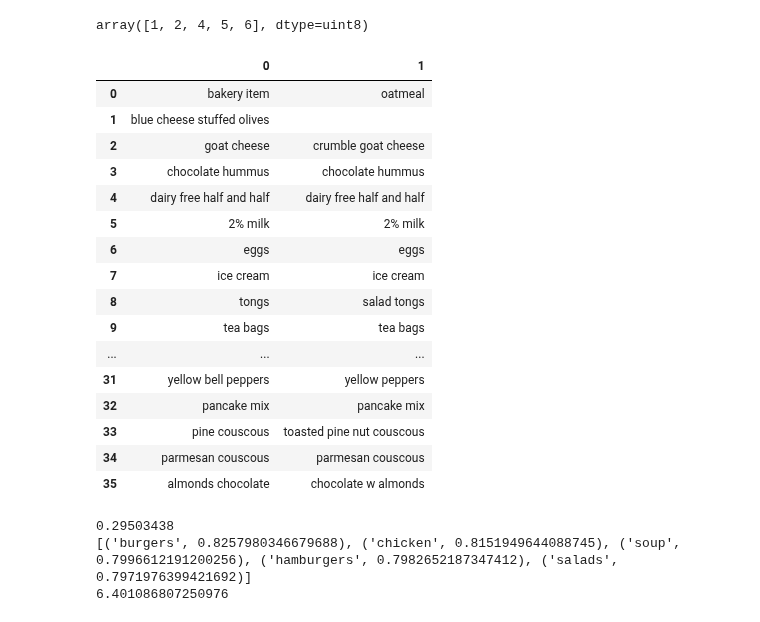
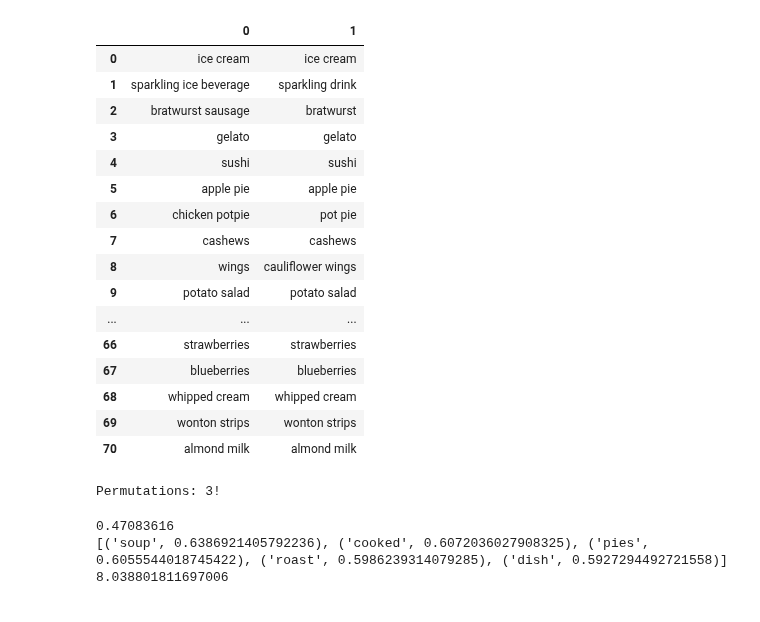
Before and after one commit to jjailer/grocery-receipt-data-cleaning, a Jupyter notebook: Scripts/merge.ipynb, the cells around one changed output. Saved outputs shown, nothing was run; the diff lists cells and outputs as text; code cells hidden in the pictures.

Commit message:
refactored compare

```diff
--- a/Scripts/merge.ipynb
+++ b/Scripts/merge.ipynb
@@ -10,4 +10,4 @@ pd.set_option('display.max_rows', 500)
 # %%
 # https://github.com/RaRe-Technologies/gensim-data#models
 # 50, 100, 200, 300
-word_vectors = api.load("glove-wiki-gigaword-100")
+word_vectors = api.load("glove-wiki-gigaword-300")
@@ -301,40 +308,40 @@ def align_by_hand():
-# %%
-dfs[0].loc[dfs[0].ID == 127, 'Session'].unique()
-# %% [output]
-array([1, 2, 4, 5, 6], dtype=uint8)
 # %%
 # TODO: Collect basket outliers for inspection
-# 0-1 MANY and 1-2 MANY
-pd.set_option('display.max_rows', 500)
-
-display(pd.concat([dfs[0].loc[(dfs[0].ID == 127) & (dfs[0].Session == 4), 'Item'].reset_index(drop=True),
-                   dfs[2].loc[(dfs[2].ID == 127) & (dfs[2].Session == 4), 'Item'].reset_index(drop=True)],
+display(pd.concat([dfs[0].loc[(dfs[0].ID == 121) & (dfs[0].Session == 5), 'Item'].reset_index(drop=True),
+                   dfs[2].loc[(dfs[2].ID == 121) & (dfs[2].Session == 5), 'Item'].reset_index(drop=True)],
                       axis=1, ignore_index=True))
+#pd.concat([dfs[0].loc[(dfs[0].ID == 121) & (dfs[0].Session == 5), 'Item'].reset_index(drop=True),
+#                   dfs[2].loc[(dfs[2].ID == 121) & (dfs[2].Session == 5), 'Item'].reset_index(drop=True)],
+#                      axis=1, ignore_index=True).to_csv('sample_raw.csv')
+align(dfs[0].loc[(dfs[0].ID == 121) & (dfs[0].Session == 5), 'Item'].reset_index(drop=True),
+      dfs[2].loc[(dfs[2].ID == 121) & (dfs[2].Session == 5), 'Item'].reset_index(drop=True)).apply(compare, axis=1).to_csv('sample_aligned.csv')
 # %% [output]
 |  | 0 | 1 |
-| 0 | bakery item | oatmeal |
-| 1 | blue cheese stuffed olives |  |
-| 2 | goat cheese | crumble goat cheese |
-| 3 | chocolate hummus | chocolate hummus |
-| 4 | dairy free half and half | dairy free half and half |
-| 5 | 2% milk | 2% milk |
-| 6 | eggs | eggs |
-| 7 | ice cream | ice cream |
-| 8 | tongs | salad tongs |
-| 9 | tea bags | tea bags |
+| 0 | ice cream | ice cream |
+| 1 | sparkling ice beverage | sparkling drink |
+| 2 | bratwurst sausage | bratwurst |
+| 3 | gelato | gelato |
+| 4 | sushi | sushi |
+| 5 | apple pie | apple pie |
+| 6 | chicken potpie | pot pie |
+| 7 | cashews | cashews |
+| 8 | wings | cauliflower wings |
+| 9 | potato salad | potato salad |
 | ... | ... | ... |
-| 31 | yellow bell peppers | yellow peppers |
-| 32 | pancake mix | pancake mix |
-| 33 | pine couscous | toasted pine nut couscous |
-| 34 | parmesan couscous | parmesan couscous |
-| 35 | almonds chocolate | chocolate w almonds |
+| 66 | strawberries | strawberries |
+| 67 | blueberries | blueberries |
+| 68 | whipped cream | whipped cream |
+| 69 | wonton strips | wonton strips |
+| 70 | almond milk | almond milk |
+Permutations: 3!
 # %%
-item1 = 'veggie'.split()
-item2 = 'vegetables'.split()
+#chicken potpie	pot pie	pie pot soup
+item1 = 'chicken potpie'.split()
+item2 = 'pot pie'.split()
 print(word_vectors.n_similarity(item1, item2))
 print(word_vectors.most_similar(positive=[*item1, *item2])[0:5])
 print(word_vectors.wmdistance(item1, item2))
 # %% [output]
-0.29503438
-[('burgers', 0.8257980346679688), ('chicken', 0.8151949644088745), ('soup', 0.7996612191200256), ('hamburgers', 0.7982652187347412), ('salads', 0.7971976399421692)]
-6.401086807250976
+0.47083616
+[('soup', 0.6386921405792236), ('cooked', 0.6072036027908325), ('pies', 0.6055544018745422), ('roast', 0.5986239314079285), ('dish', 0.5927294492721558)]
+8.038801811697006
```
Also changed, not shown: parts of 5 cells of this notebook.
